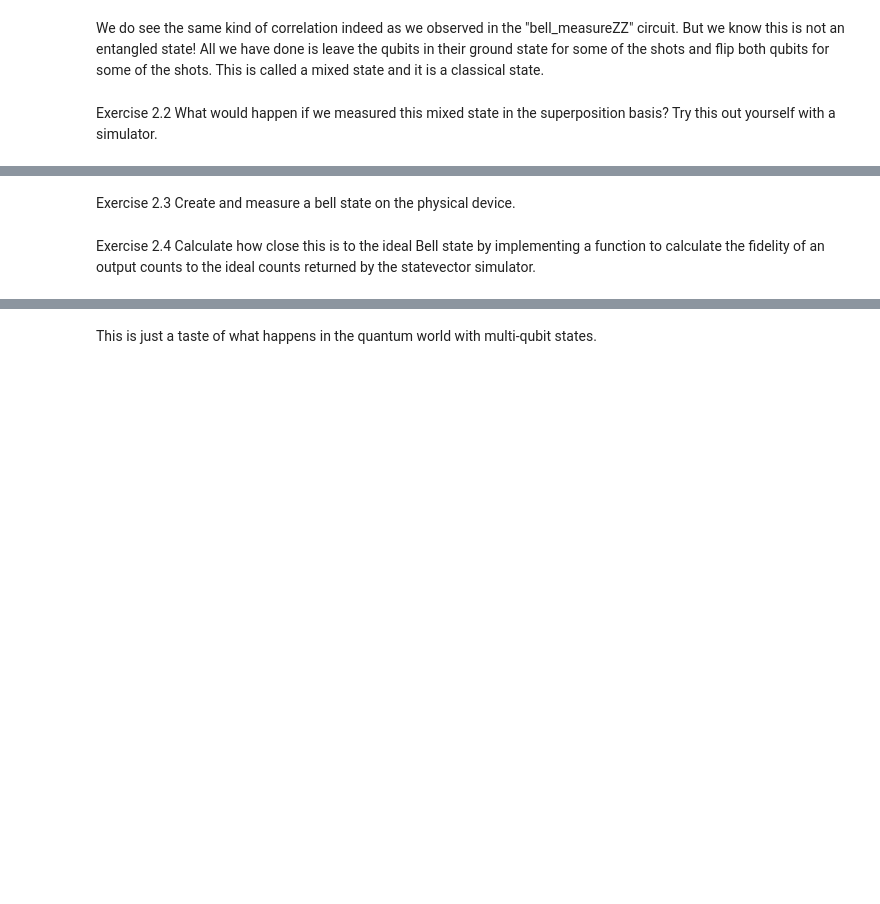
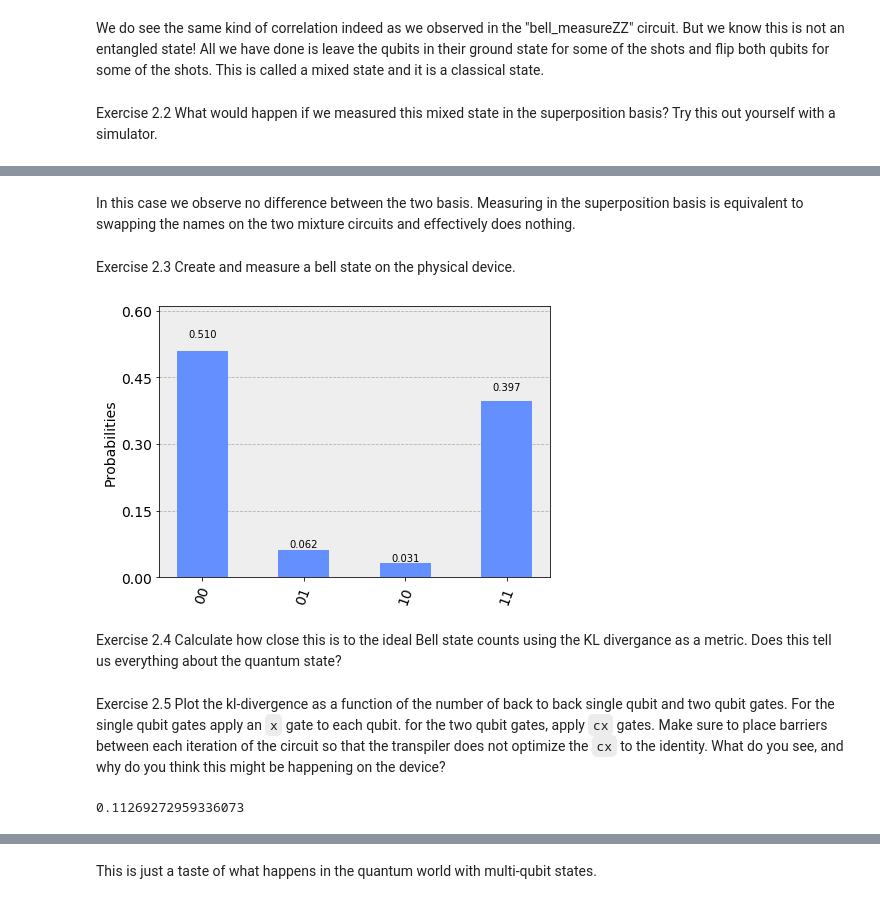
Before and after one commit to taalexander/useqip-exercises, a Jupyter notebook: exercises/2_quantum_entanglement.ipynb, the cells around one changed output, grey strips where cells are left out. Drawn from its saved outputs; the diff is of its cells as text; code cells hidden in the pictures; blank space fills up the shorter version.

Commit message:
Updated exercise solutions

```diff
--- a/exercises/2_quantum_entanglement.ipynb
+++ b/exercises/2_quantum_entanglement.ipynb
@@ -237,2 +264,11 @@ We do see the same kind of correlation indeed as we observed in the "bell_measur
+# %% [markdown]
+In this case we observe no difference between the two basis. Measuring in the superposition basis is equivalent to swapping the names on the two mixture circuits and effectively does nothing.
 # %% [markdown]
 <span class="badge badge-primary">Exercise 2.3</span> Create and measure a bell state on the physical device.
+# %%
+job = execute(circuits, backend)
+melbourne_result = job.result()
+# %%
+plot_histogram(melbourne_result.get_counts(bellZZ))
+# %% [output]
+[figure, added]
@@ -239,2 +288,8 @@ We do see the same kind of correlation indeed as we observed in the "bell_measur
 # %% [markdown]
-<span class="badge badge-primary">Exercise 2.4</span> Calculate how close this is to the ideal Bell state by implementing a function to calculate the fidelity of an output counts to the ideal counts returned by the statevector simulator.
+<span class="badge badge-primary">Exercise 2.4</span> Calculate how close this is to the ideal Bell state counts using the KL divergance as a metric. Does this tell us everything about the quantum state?
+# %% [markdown]
+<span class="badge badge-primary">Exercise 2.5</span> Plot the kl-divergence as a function of the number of back to back single qubit and two qubit gates. For the single qubit gates apply an `x` gate to each qubit. for the two qubit gates, apply `cx` gates. Make sure to place barriers between each iteration of the circuit so that the transpiler does not optimize the `cx` to the identity. What do you see, and why do you think this might be happening on the device?
+# %%
+kl_divergence_counts(result.get_counts(bellZZ), melbourne_result.get_counts(bellZZ))
+# %% [output]
+0.11269272959336073
```
Also changed, not shown: parts of 8 cells of this notebook.
